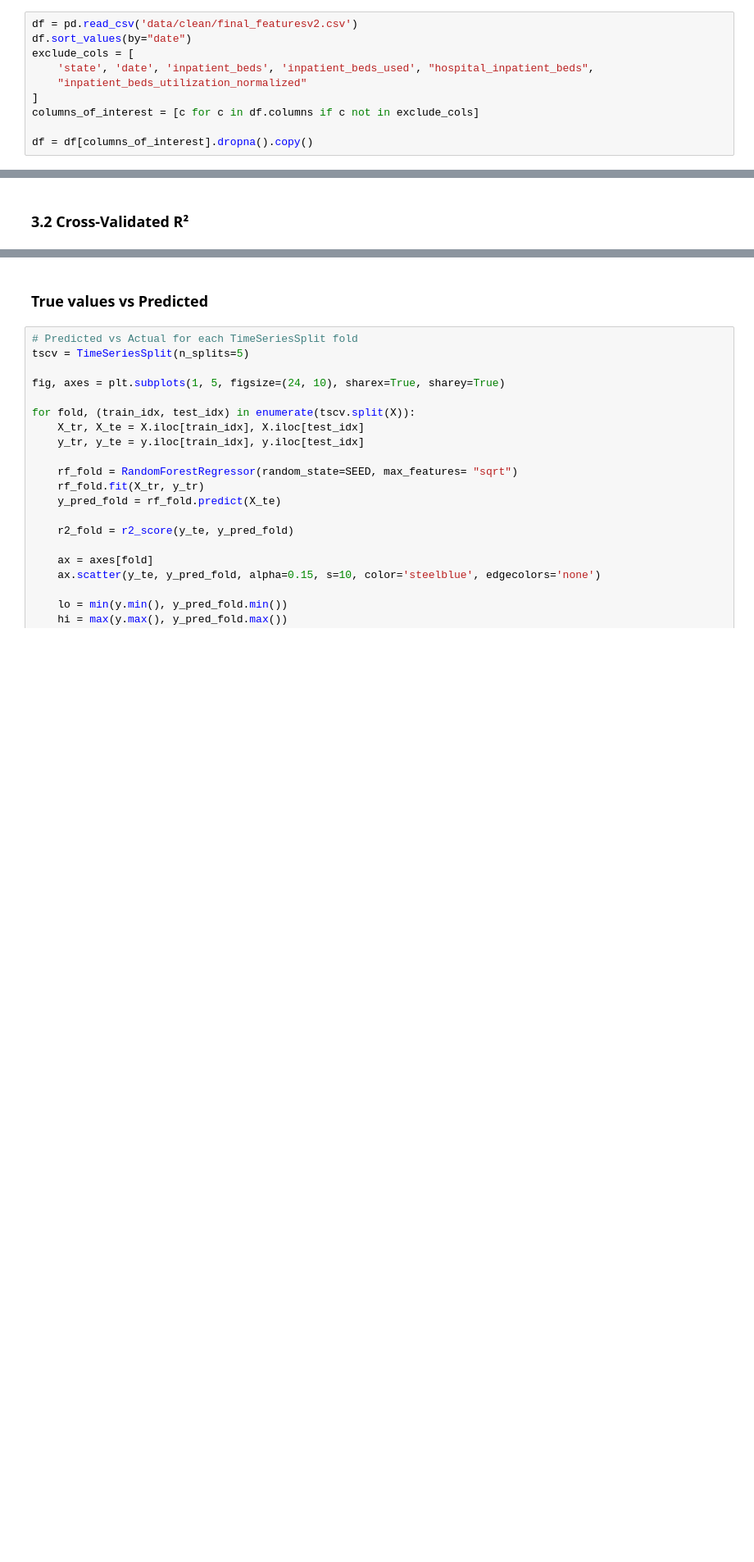
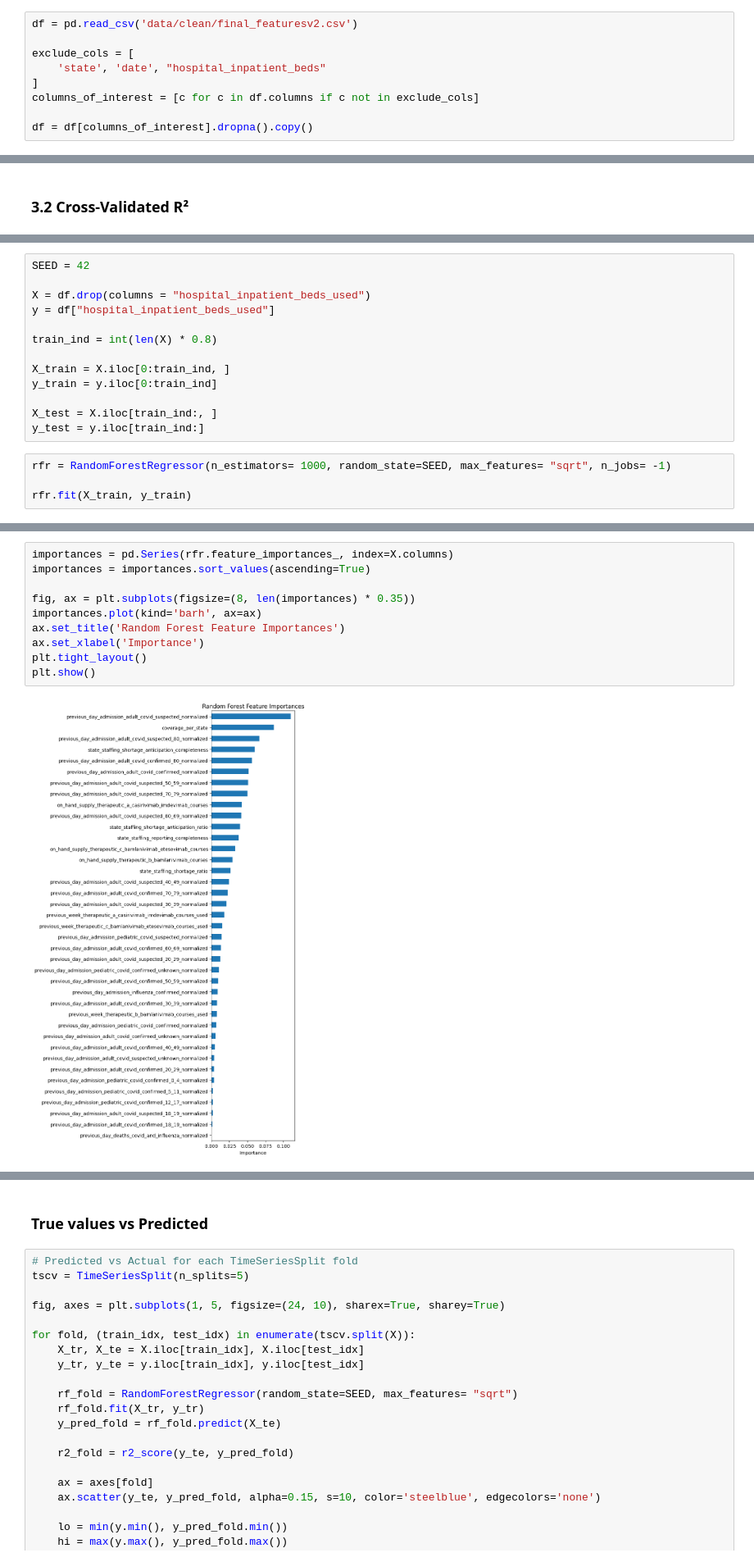
Before and after one commit to dsagher/CSE_881_Final_Project, a Jupyter notebook: combined_notebook.ipynb, the cells around one changed output, grey strips where cells are left out. Shown at 82% size. Drawn from its saved outputs; the diff is of its cells as text; blank space fills up the shorter version.

```diff
--- a/combined_notebook.ipynb
+++ b/combined_notebook.ipynb
@@ -361,10 +356,9 @@ pd.set_option("display.max_columns", 1000)
 ## 2. Data Loading & Cleaning
 # %%
 df = pd.read_csv('data/clean/final_featuresv2.csv')
-df.sort_values(by="date")
+
 exclude_cols = [
-    'state', 'date', 'inpatient_beds', 'inpatient_beds_used', "hospital_inpatient_beds",
-    "inpatient_beds_utilization_normalized"
+    'state', 'date', "hospital_inpatient_beds"
 ]
 columns_of_interest = [c for c in df.columns if c not in exclude_cols]
 
@@ -421,0 +376,17 @@ len(X.columns)
+# %%
+SEED = 42
+
+X = df.drop(columns = "hospital_inpatient_beds_used")
+y = df["hospital_inpatient_beds_used"]
+
+train_ind = int(len(X) * 0.8)
+
+X_train = X.iloc[0:train_ind, ]
+y_train = y.iloc[0:train_ind]
+
+X_test = X.iloc[train_ind:, ]
+y_test = y.iloc[train_ind:]
+# %%
+rfr = RandomForestRegressor(n_estimators= 1000, random_state=SEED, max_features= "sqrt", n_jobs= -1)
+
+rfr.fit(X_train, y_train)
@@ -421,0 +407,12 @@ len(X.columns)
+# %%
+importances = pd.Series(rfr.feature_importances_, index=X.columns)
+importances = importances.sort_values(ascending=True)
+
+fig, ax = plt.subplots(figsize=(8, len(importances) * 0.35))
+importances.plot(kind='barh', ax=ax)
+ax.set_title('Random Forest Feature Importances')
+ax.set_xlabel('Importance')
+plt.tight_layout()
+plt.show()
+# %% [output]
+[figure, added]
```
Also changed, not shown: parts of 13 cells of this notebook.
